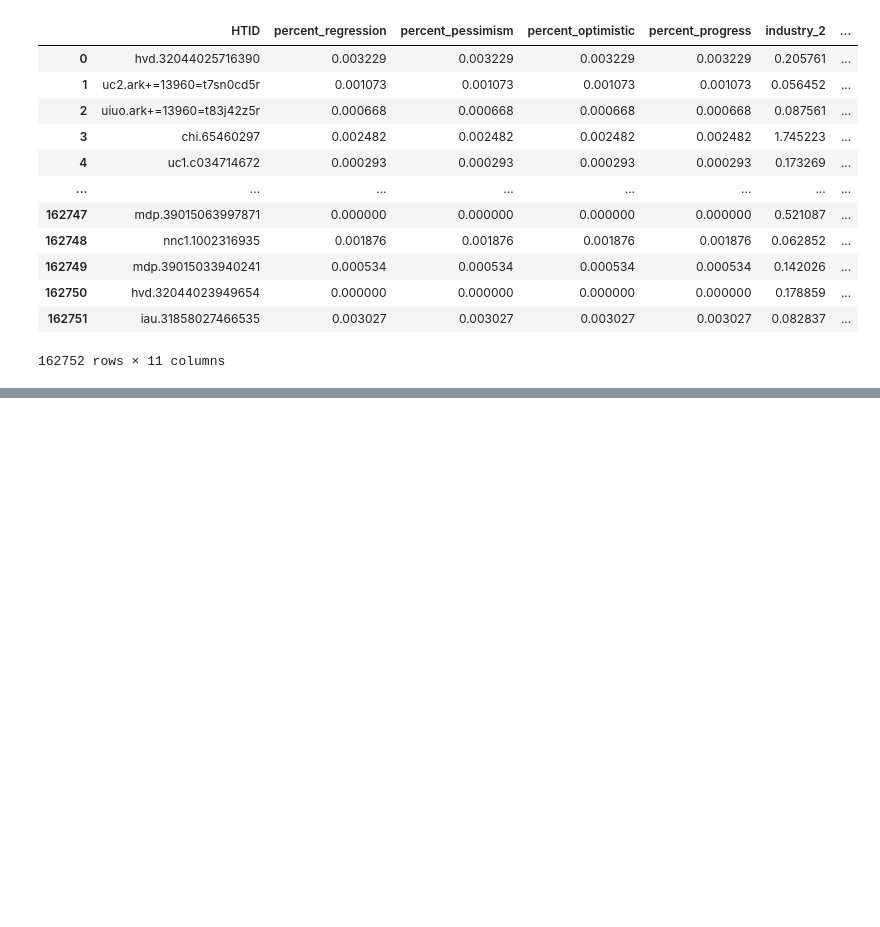
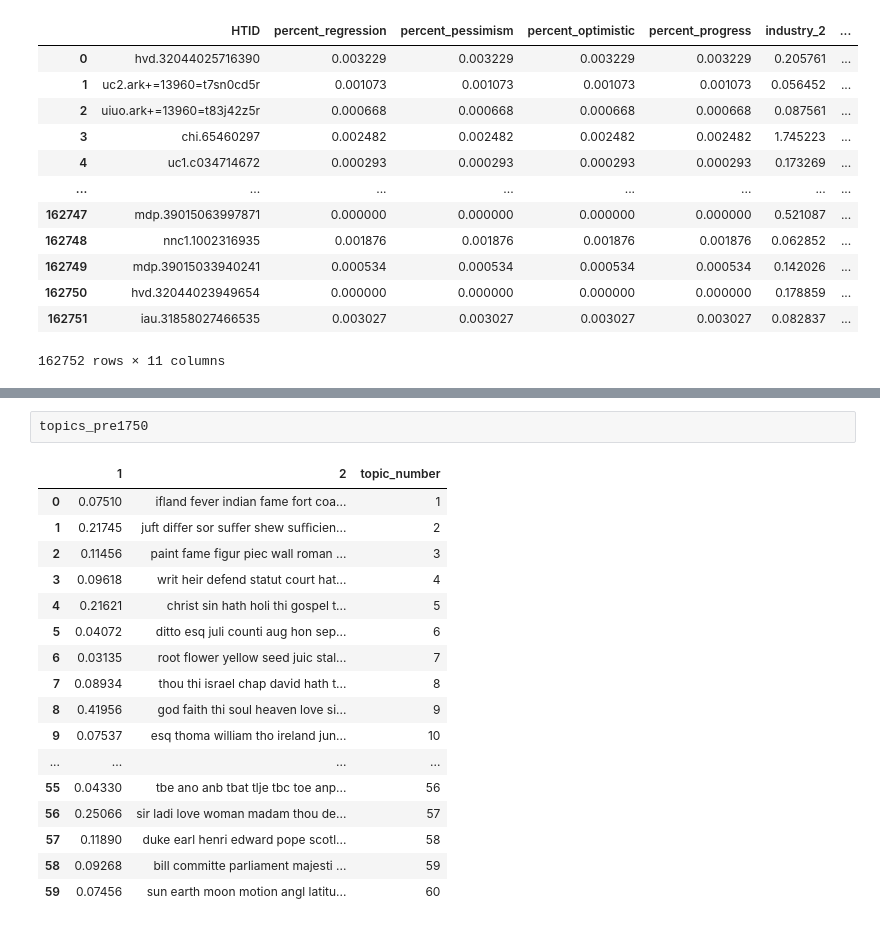
Before and after one commit to austinkennedy/Hathitrust, a Jupyter notebook: code/data_playground.ipynb, the cells around one changed output, grey strips where cells are left out. Cells and saved outputs as stored; diff of their text form; blank space fills up the shorter version.

```diff
--- a/code/data_playground.ipynb
+++ b/code/data_playground.ipynb
@@ -155,0 +313,20 @@ final_merge
+# %%
+topics_pre1750
+# %% [output]
+|  | 1 | 2 | topic_number |
+| 0 | 0.07510 | ifland fever indian fame fort coa... | 1 |
+| 1 | 0.21745 | juft diﬀer sor suﬀer shew suﬃcien... | 2 |
+| 2 | 0.11456 | paint fame figur piec wall roman ... | 3 |
+| 3 | 0.09618 | writ heir defend statut court hat... | 4 |
+| 4 | 0.21621 | christ sin hath holi thi gospel t... | 5 |
+| 5 | 0.04072 | ditto esq juli counti aug hon sep... | 6 |
+| 6 | 0.03135 | root flower yellow seed juic stal... | 7 |
+| 7 | 0.08934 | thou thi israel chap david hath t... | 8 |
+| 8 | 0.41956 | god faith thi soul heaven love si... | 9 |
+| 9 | 0.07537 | esq thoma william tho ireland jun... | 10 |
+| ... | ... | ... | ... |
+| 55 | 0.04330 | tbe ano anb tbat tlje tbc toe anp... | 56 |
+| 56 | 0.25066 | sir ladi love woman madam thou de... | 57 |
+| 57 | 0.11890 | duke earl henri edward pope scotl... | 58 |
+| 58 | 0.09268 | bill committe parliament majesti ... | 59 |
+| 59 | 0.07456 | sun earth moon motion angl latitu... | 60 |
```
Also changed, not shown: parts of 4 cells of this notebook, 2 other files.
